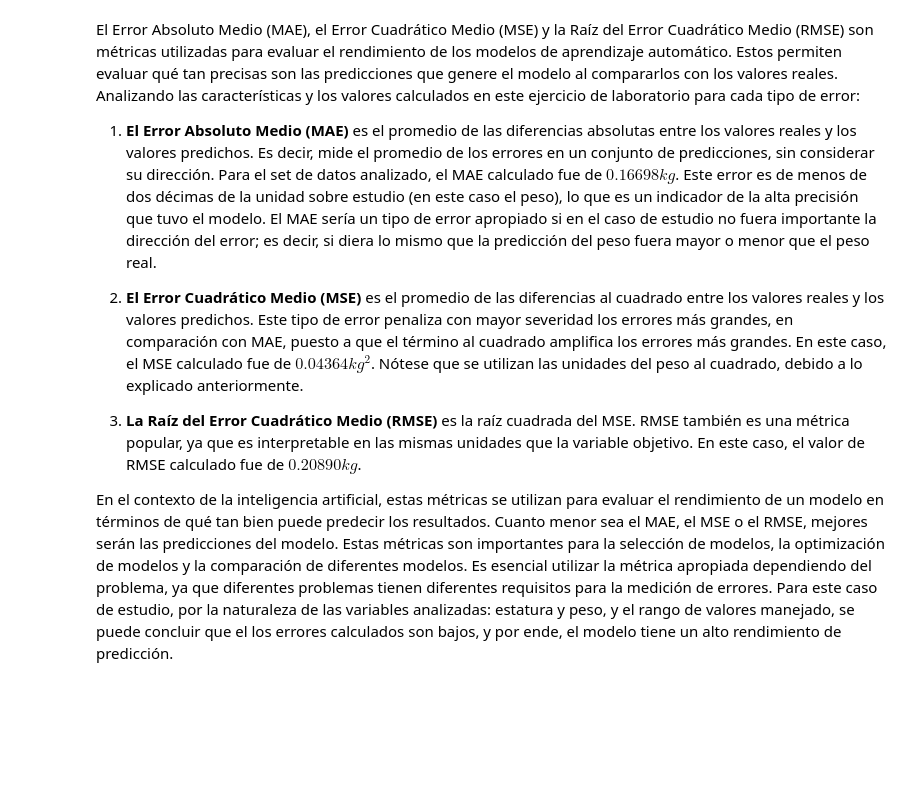
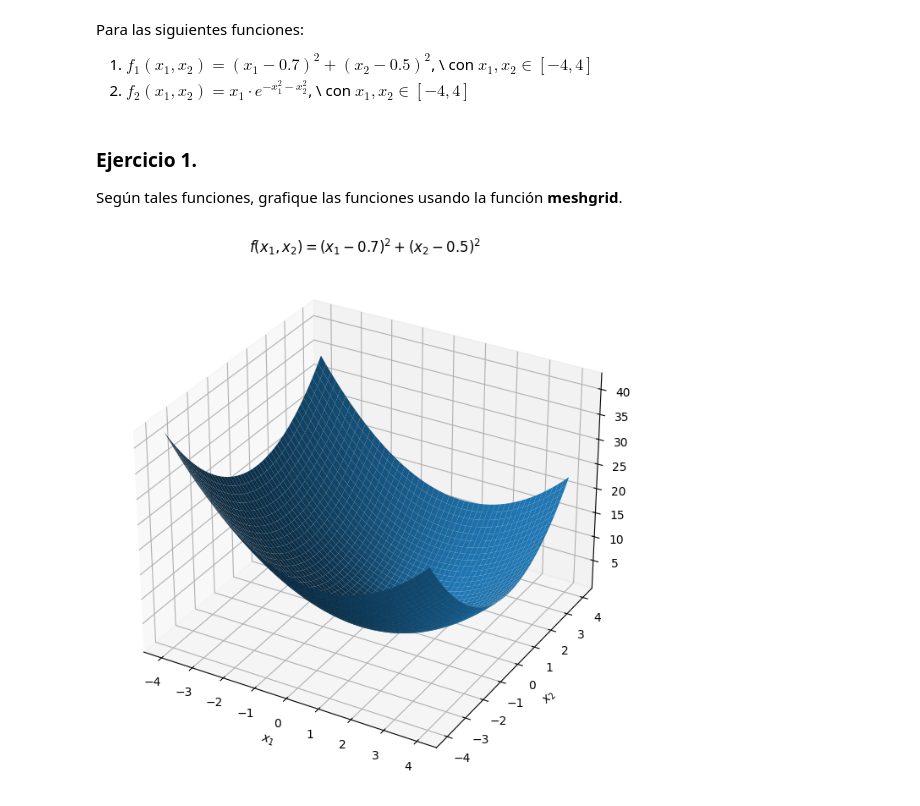
Before and after one commit to MAU143429/AI-Laboratories-IC6200, a Jupyter notebook: Lab8_GradientDescent.ipynb, the cells around one changed output. Saved outputs shown, nothing was run; the diff lists cells and outputs as text; code cells hidden in the pictures; blank space fills up the shorter version.

Commit message:
Add functions meshgrids

```diff
--- a/Lab8_GradientDescent.ipynb
+++ b/Lab8_GradientDescent.ipynb
@@ -213,10 +3,10 @@ Sea analítico y extensivo en sus conclusiones
-# %% [markdown]
-El Error Absoluto Medio (MAE), el Error Cuadrático Medio (MSE) y la Raíz del Error Cuadrático Medio (RMSE) son métricas utilizadas para evaluar el rendimiento de los modelos de aprendizaje automático. Estos permiten evaluar qué tan precisas son las predicciones que genere el modelo al compararlos con los valores reales. Analizando las características y los valores calculados en este ejercicio de laboratorio para cada tipo de error:
-
-1.   **El Error Absoluto Medio (MAE)** es el promedio de las diferencias absolutas entre los valores reales y los valores predichos. Es decir, mide el promedio de los errores en un conjunto de predicciones, sin considerar su dirección. Para el set de datos analizado, el MAE calculado fue de $0.16698 kg$. Este error es de menos de dos décimas de la unidad sobre estudio (en este caso el peso), lo que es un indicador de la alta precisión que tuvo el modelo. El MAE sería un tipo de error apropiado si en el caso de estudio no fuera importante la dirección del error; es decir, si diera lo mismo que la predicción del peso fuera mayor o menor que el peso real.
-
-2.   **El Error Cuadrático Medio (MSE)** es el promedio de las diferencias al cuadrado entre los valores reales y los valores predichos. Este tipo de error penaliza con mayor severidad los errores más grandes, en comparación con MAE, puesto a que el término al cuadrado amplifica los errores más grandes. En este caso, el MSE calculado fue de $0.04364 kg^{2}$. Nótese que se utilizan las unidades del peso al cuadrado, debido a lo explicado anteriormente.
-
-3.    **La Raíz del Error Cuadrático Medio (RMSE)** es la raíz cuadrada del MSE. RMSE también es una métrica popular, ya que es interpretable en las mismas unidades que la variable objetivo. En este caso, el valor de RMSE calculado fue de $0.20890kg$.
-
-En el contexto de la inteligencia artificial, estas métricas se utilizan para evaluar el rendimiento de un modelo en términos de qué tan bien puede predecir los resultados. Cuanto menor sea el MAE, el MSE o el RMSE, mejores serán las predicciones del modelo. Estas métricas son importantes para la selección de modelos, la optimización de modelos y la comparación de diferentes modelos. Es esencial utilizar la métrica apropiada dependiendo del problema, ya que diferentes problemas tienen diferentes requisitos para la medición de errores. Para este caso de estudio, por la naturaleza de las variables analizadas: estatura y peso, y el rango de valores manejado, se puede concluir que el los errores calculados son bajos, y por ende, el modelo tiene un alto rendimiento de predicción.
+# %% [markdown]
+Para las siguientes funciones:
+
+1.   $f_1(x_1, x_2) = (x_1 - 0.7)^2 + (x_2 - 0.5)^2$, \\
+con $x_1, x_2 \in [-4, 4]$
+2.   $f_2(x_1, x_2) = x_1 \cdot e^{-x_1^2 - x_2^2}$, \\
+con $x_1, x_2 \in [-4, 4]$
+# %% [markdown]
+### Ejercicio 1.
+Según tales funciones, grafique las funciones usando la función **meshgrid**.
@@ -222,0 +20,20 @@ En el contexto de la inteligencia artificial, estas métricas se utilizan para e
+# %%
+def plot_meshgrid(f: Callable[[np.ndarray, np.ndarray], np.ndarray], x1_range: np.ndarray, x2_range: np.ndarray, title: str):
+  x1, x2 = np.meshgrid(x1_range, x2_range)
+  z = f(x1, x2)
+  fig = plt.figure(figsize=(15, 8))
+  ax = fig.add_subplot(111, projection='3d')
+  ax.plot_surface(x1, x2, z)
+  ax.set_xlabel('$x_{1}$')
+  ax.set_ylabel('$x_{2}$')
+  ax.set_title(title)
+# %%
+x1_range = np.linspace(-4, 4)
+x2_range = np.linspace(-4, 4)
+
+def f1(x1: np.ndarray, x2: np.ndarray):
+  return (x1-0.7)**2 + (x2 - 0.5)**2
+
+plot_meshgrid(f1, x1_range, x2_range, "$f(x_1, x_2) = (x_1 - 0.7)^2 + (x_2 - 0.5)^2$")
+# %% [output]
+[figure, added]
```
Also changed, not shown: parts of 17 cells of this notebook.
